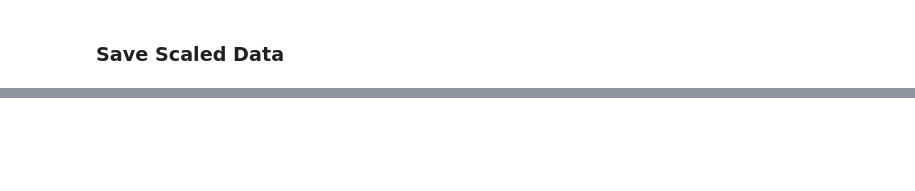
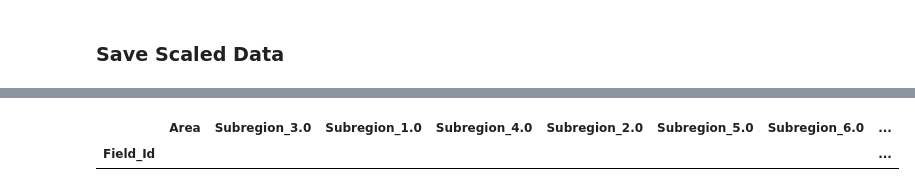
Before and after one commit to ZeeshanSultan/zindi-farmpin, a Jupyter notebook: notebooks/rb_0.2_create_meta_datasets.ipynb, the cells around one changed output, grey strips where cells are left out. Saved outputs shown, nothing was run; the diff lists cells and outputs as text; code cells hidden in the pictures; blank space fills up the shorter version.

```diff
--- a/notebooks/rb_0.2_create_meta_datasets.ipynb
+++ b/notebooks/rb_0.2_create_meta_datasets.ipynb
@@ -338,0 +339,6 @@ test_features_data.to_csv(out_dir / 'test_scaled.csv')
+# %%
+nans = lambda df: df[df.isnull().any(axis=1)]
+nans(test_features_data)
+# %% [output]
+|  | Area | Subregion_3.0 | Subregion_1.0 | Subregion_4.0 | Subregion_2.0 | Subregion_5.0 | Subregion_6.0 | ... |
+| Field_Id |  |  |  |  |  |  |  | ... |
```
Also changed, not shown: parts of 10 cells of this notebook, 31 other files.
